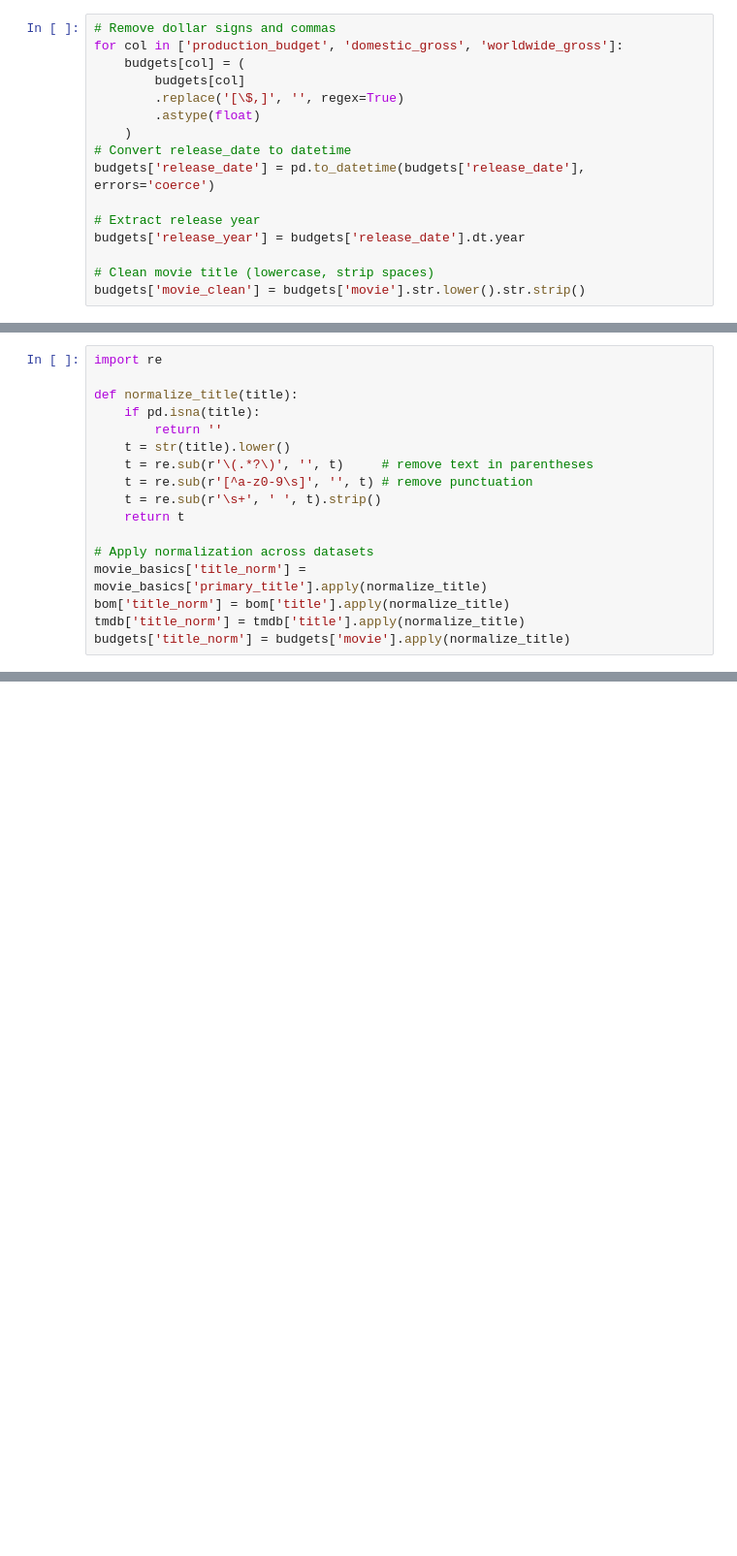
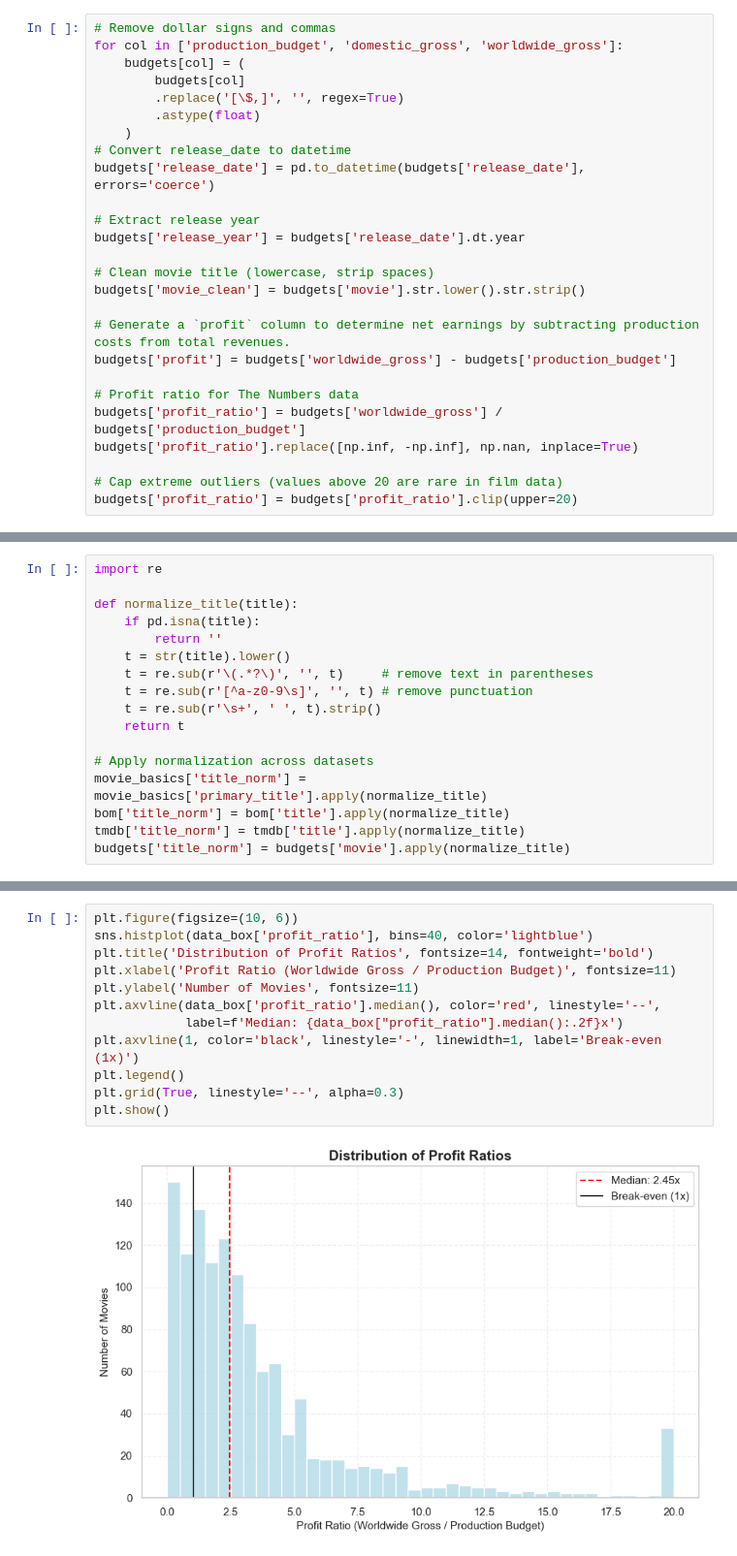
Before and after one commit to lorenaterah/Phase-2-project-G3, a Jupyter notebook: Notebooks/salma.ipynb, the cells around one changed output, grey strips where cells are left out. Shown at 97% size. Saved outputs shown, nothing was run; the diff lists cells and outputs as text; blank space fills up the shorter version.

```diff
--- a/Notebooks/salma.ipynb
+++ b/Notebooks/salma.ipynb
@@ -285,3 +285,13 @@ budgets['release_year'] = budgets['release_date'].dt.year
 
 # Clean movie title (lowercase, strip spaces)
 budgets['movie_clean'] = budgets['movie'].str.lower().str.strip()
+
+# Generate a `profit` column to determine net earnings by subtracting production costs from total revenues.
+budgets['profit'] = budgets['worldwide_gross'] - budgets['production_budget']
+
+# Profit ratio for The Numbers data
+budgets['profit_ratio'] = budgets['worldwide_gross'] / budgets['production_budget']
+budgets['profit_ratio'].replace([np.inf, -np.inf], np.nan, inplace=True)
+
+# Cap extreme outliers (values above 20 are rare in film data)
+budgets['profit_ratio'] = budgets['profit_ratio'].clip(upper=20)
@@ -489,0 +526,14 @@ budgets['title_norm'] = budgets['movie'].apply(normalize_title)
+# %%
+plt.figure(figsize=(10, 6))
+sns.histplot(data_box['profit_ratio'], bins=40, color='lightblue')
+plt.title('Distribution of Profit Ratios', fontsize=14, fontweight='bold')
+plt.xlabel('Profit Ratio (Worldwide Gross / Production Budget)', fontsize=11)
+plt.ylabel('Number of Movies', fontsize=11)
+plt.axvline(data_box['profit_ratio'].median(), color='red', linestyle='--',
+            label=f'Median: {data_box["profit_ratio"].median():.2f}x')
+plt.axvline(1, color='black', linestyle='-', linewidth=1, label='Break-even (1x)')
+plt.legend()
+plt.grid(True, linestyle='--', alpha=0.3)
+plt.show()
+# %% [output]
+[figure, added]
```
Also changed, not shown: parts of 17 cells of this notebook.
